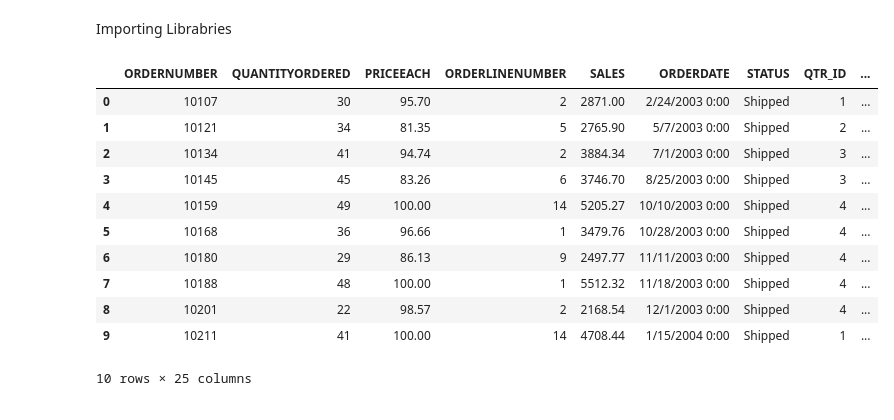
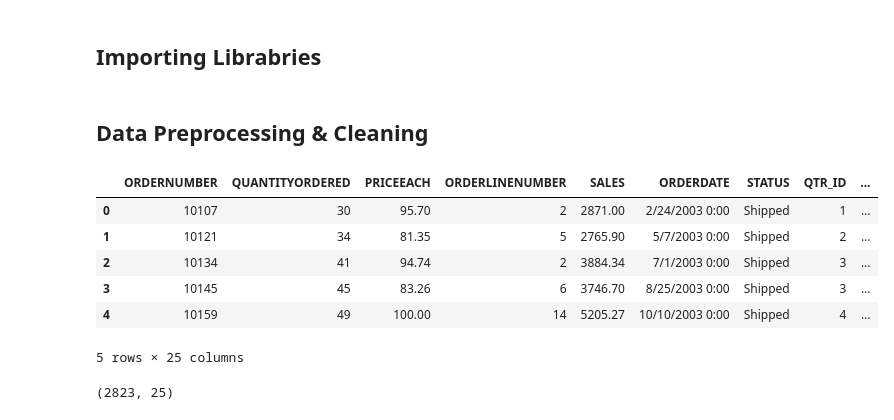
Before and after one commit to Dexsholex/EDA-on-Sales-Data, a Jupyter notebook: Exploratory Data Analysis on Sales Data.ipynb, the cells around one changed output. Cells and saved outputs as stored; diff of their text form; code cells hidden in the pictures.

```diff
--- a/Exploratory Data Analysis on Sales Data.ipynb
+++ b/Exploratory Data Analysis on Sales Data.ipynb
@@ -1,5 +1,5 @@
 # %% [markdown]
-Importing Librabries
+## Importing Librabries
 # %%
 import numpy as np
 import pandas as pd
@@ -8,19 +9,21 @@ import plotly.express as px
 import warnings
 warnings.filterwarnings('ignore')
 %matplotlib inline
+# %% [markdown]
+## Data Preprocessing & Cleaning
 # %%
-df = pd.read_csv('sales_data_sample.csv', sep=',', encoding='cp1252')
-df.head(10)
+df = pd.read_csv('sales_data_sample.csv', sep=',',
+                 encoding='cp1252')
+df.head(5)
 # %% [output]
 |  | ORDERNUMBER | QUANTITYORDERED | PRICEEACH | ORDERLINENUMBER | SALES | ORDERDATE | STATUS | QTR_ID | ... |
 | 0 | 10107 | 30 | 95.70 | 2 | 2871.00 | 2/24/2003 0:00 | Shipped | 1 | ... |
 | 1 | 10121 | 34 | 81.35 | 5 | 2765.90 | 5/7/2003 0:00 | Shipped | 2 | ... |
 | 2 | 10134 | 41 | 94.74 | 2 | 3884.34 | 7/1/2003 0:00 | Shipped | 3 | ... |
 | 3 | 10145 | 45 | 83.26 | 6 | 3746.70 | 8/25/2003 0:00 | Shipped | 3 | ... |
 | 4 | 10159 | 49 | 100.00 | 14 | 5205.27 | 10/10/2003 0:00 | Shipped | 4 | ... |
-| 5 | 10168 | 36 | 96.66 | 1 | 3479.76 | 10/28/2003 0:00 | Shipped | 4 | ... |
-| 6 | 10180 | 29 | 86.13 | 9 | 2497.77 | 11/11/2003 0:00 | Shipped | 4 | ... |
-| 7 | 10188 | 48 | 100.00 | 1 | 5512.32 | 11/18/2003 0:00 | Shipped | 4 | ... |
-| 8 | 10201 | 22 | 98.57 | 2 | 2168.54 | 12/1/2003 0:00 | Shipped | 4 | ... |
-| 9 | 10211 | 41 | 100.00 | 14 | 4708.44 | 1/15/2004 0:00 | Shipped | 1 | ... |
-10 rows × 25 columns
+5 rows × 25 columns
+# %%
+df.shape
+# %% [output]
+(2823, 25)
```
Also changed, not shown: parts of 19 cells of this notebook.
